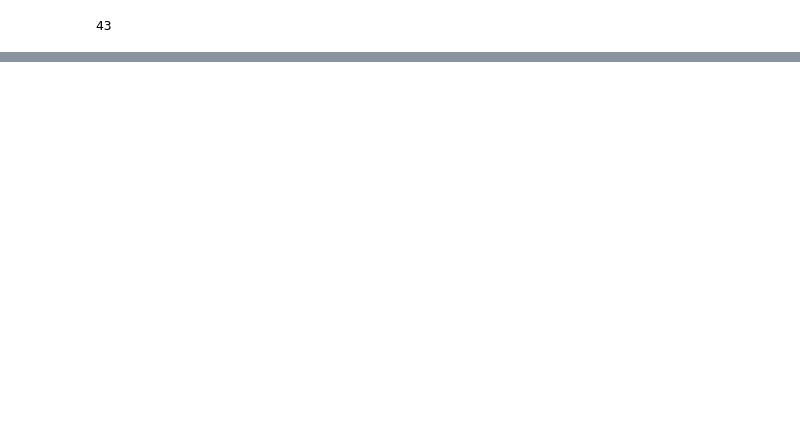
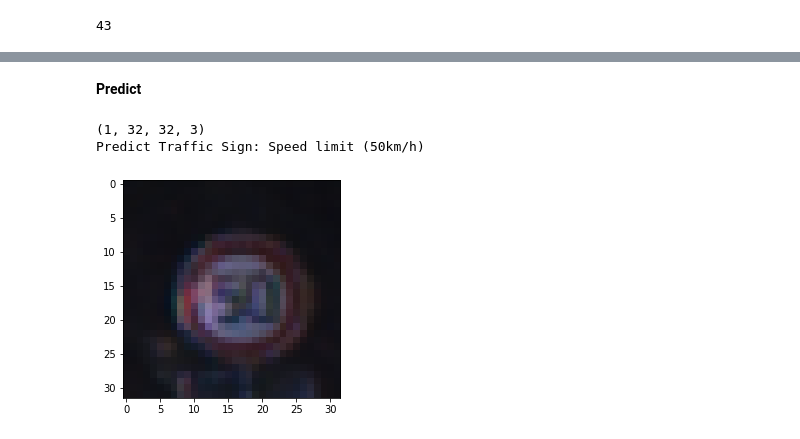
Before and after one commit to hDn24/traffic-sign-classification, a Jupyter notebook: Detect_Traffic_Sign.ipynb, the cells around one changed output, grey strips where cells are left out. Drawn from its saved outputs; the diff is of its cells as text; code cells hidden in the pictures; blank space fills up the shorter version.

```diff
--- a/Detect_Traffic_Sign.ipynb
+++ b/Detect_Traffic_Sign.ipynb
@@ -230,2 +212,6 @@ from keras.preprocessing.image import ImageDataGenerator
 # %%
-aug = ImageDataGenerator(rotation_range=0.18, zoom_range=0.15, width_shift_range=0.2, height_shift_range=0.2, horizontal_flip=True)
+aug = ImageDataGenerator(rotation_range=0.18,
+                         zoom_range=0.15,
+                         width_shift_range=0.2,
+                         height_shift_range=0.2,
+                         horizontal_flip=True)
@@ -293,0 +280,14 @@ Traffic Sign: Vehicles over 3.5 metric tons prohibited
+# %% [markdown]
+**Predict**
+# %%
+image  = X_test[2408]
+plt.imshow(image)
+img = np.expand_dims(image, axis=0)
+img = np.vstack([img])
+print(img.shape)
+predict = model.predict(img)
+print('Predict Traffic Sign: %s' % (classNames[argmax(predict)]))
+# %% [output]
+(1, 32, 32, 3)
+Predict Traffic Sign: Speed limit (50km/h)
+[figure, added]
```
Also changed, not shown: parts of 39 cells of this notebook.
